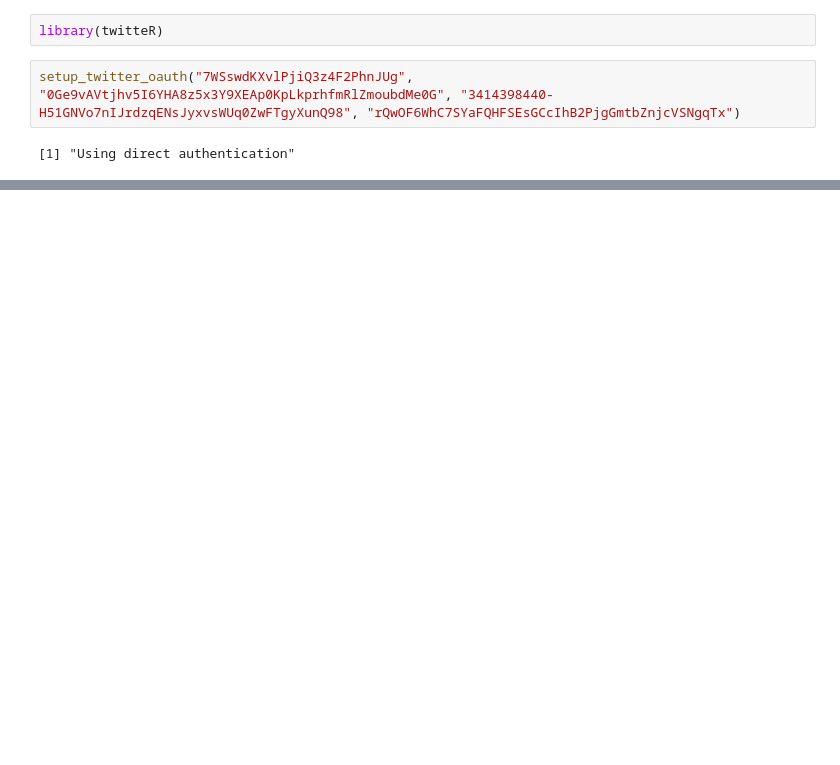
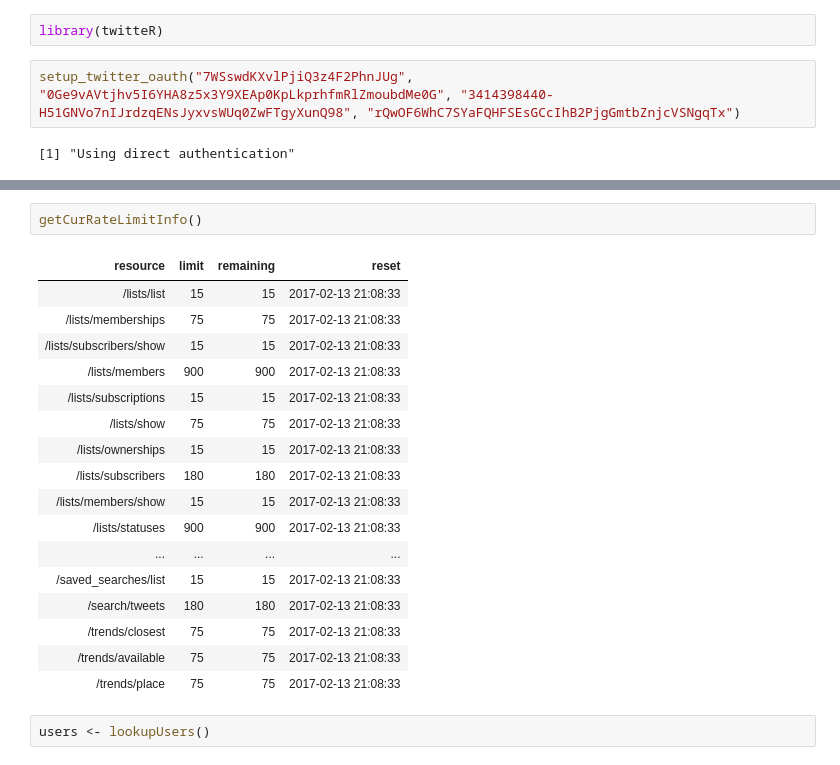
Before and after one commit to itsrainingmani/CSE487Lab1, a Jupyter notebook: twitteR-test.ipynb, the cells around one changed output, grey strips where cells are left out. Drawn from its saved outputs; the diff is of its cells as text; blank space fills up the shorter version.

```diff
--- a/twitteR-test.ipynb
+++ b/twitteR-test.ipynb
@@ -127,0 +51,22 @@ cran_tweets[1:5]
+# %%
+getCurRateLimitInfo()
+# %% [output]
+| resource | limit | remaining | reset |
+| /lists/list | 15 | 15 | 2017-02-13 21:08:33 |
+| /lists/memberships | 75 | 75 | 2017-02-13 21:08:33 |
+| /lists/subscribers/show | 15 | 15 | 2017-02-13 21:08:33 |
+| /lists/members | 900 | 900 | 2017-02-13 21:08:33 |
+| /lists/subscriptions | 15 | 15 | 2017-02-13 21:08:33 |
+| /lists/show | 75 | 75 | 2017-02-13 21:08:33 |
+| /lists/ownerships | 15 | 15 | 2017-02-13 21:08:33 |
+| /lists/subscribers | 180 | 180 | 2017-02-13 21:08:33 |
+| /lists/members/show | 15 | 15 | 2017-02-13 21:08:33 |
+| /lists/statuses | 900 | 900 | 2017-02-13 21:08:33 |
+| ... | ... | ... | ... |
+| /saved_searches/list | 15 | 15 | 2017-02-13 21:08:33 |
+| /search/tweets | 180 | 180 | 2017-02-13 21:08:33 |
+| /trends/closest | 75 | 75 | 2017-02-13 21:08:33 |
+| /trends/available | 75 | 75 | 2017-02-13 21:08:33 |
+| /trends/place | 75 | 75 | 2017-02-13 21:08:33 |
+# %%
+users <- lookupUsers()
```
Also changed, not shown: parts of 17 cells of this notebook.
